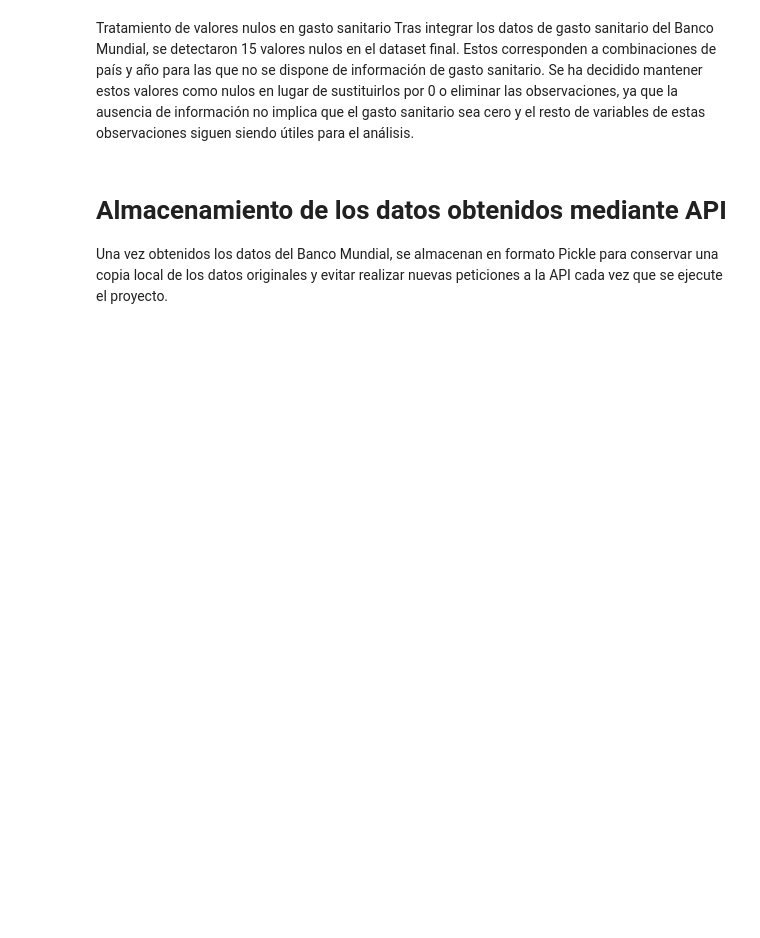
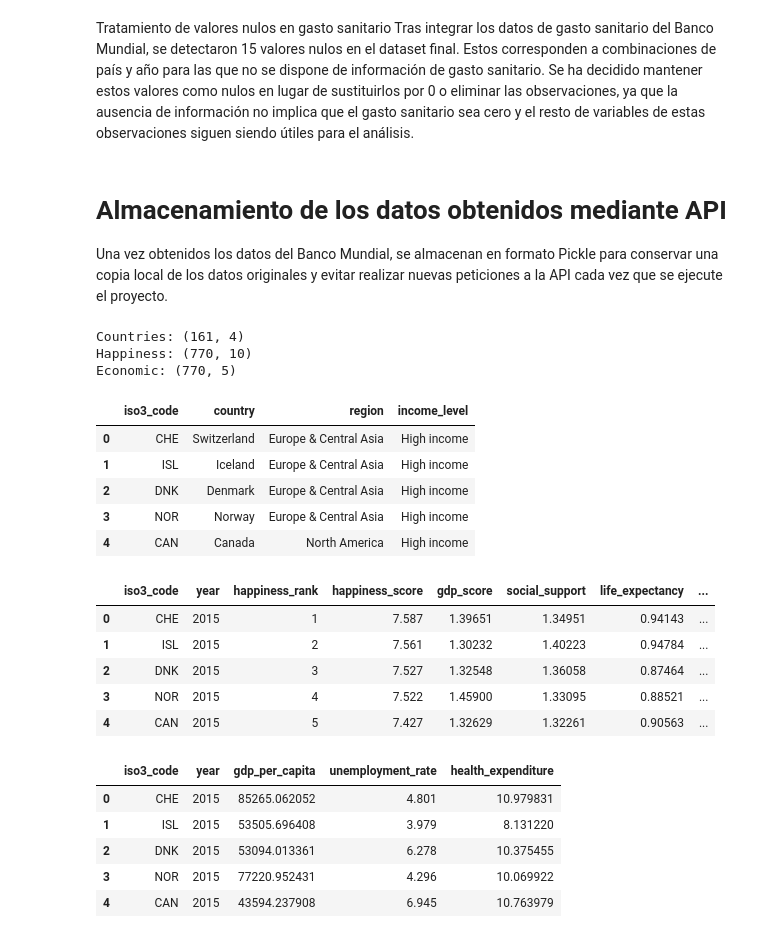
Before and after one commit to beafernandez22/SQL_Project, a Jupyter notebook: SQL_Project.ipynb, the cells around one changed output. Drawn from its saved outputs; the diff is of its cells as text; code cells hidden in the pictures; blank space fills up the shorter version.

```diff
--- a/SQL_Project.ipynb
+++ b/SQL_Project.ipynb
@@ -1261,0 +1299,30 @@ countries_df.to_pickle("data/raw/world_bank_countries.pkl")
+# %%
+print("Countries:", countries_sql.shape)
+print("Happiness:", happiness_sql.shape)
+print("Economic:", economic_sql.shape)
+
+display(countries_sql.head())
+display(happiness_sql.head())
+display(economic_sql.head())
+# %% [output]
+Countries: (161, 4)
+Happiness: (770, 10)
+Economic: (770, 5)
+|  | iso3_code | country | region | income_level |
+| 0 | CHE | Switzerland | Europe & Central Asia | High income |
+| 1 | ISL | Iceland | Europe & Central Asia | High income |
+| 2 | DNK | Denmark | Europe & Central Asia | High income |
+| 3 | NOR | Norway | Europe & Central Asia | High income |
+| 4 | CAN | Canada | North America | High income |
+|  | iso3_code | year | happiness_rank | happiness_score | gdp_score | social_support | life_expectancy | ... |
+| 0 | CHE | 2015 | 1 | 7.587 | 1.39651 | 1.34951 | 0.94143 | ... |
+| 1 | ISL | 2015 | 2 | 7.561 | 1.30232 | 1.40223 | 0.94784 | ... |
+| 2 | DNK | 2015 | 3 | 7.527 | 1.32548 | 1.36058 | 0.87464 | ... |
+| 3 | NOR | 2015 | 4 | 7.522 | 1.45900 | 1.33095 | 0.88521 | ... |
+| 4 | CAN | 2015 | 5 | 7.427 | 1.32629 | 1.32261 | 0.90563 | ... |
+|  | iso3_code | year | gdp_per_capita | unemployment_rate | health_expenditure |
+| 0 | CHE | 2015 | 85265.062052 | 4.801 | 10.979831 |
+| 1 | ISL | 2015 | 53505.696408 | 3.979 | 8.131220 |
+| 2 | DNK | 2015 | 53094.013361 | 6.278 | 10.375455 |
+| 3 | NOR | 2015 | 77220.952431 | 4.296 | 10.069922 |
+| 4 | CAN | 2015 | 43594.237908 | 6.945 | 10.763979 |
```
Also changed, not shown: parts of 26 cells of this notebook, 1 other file.
